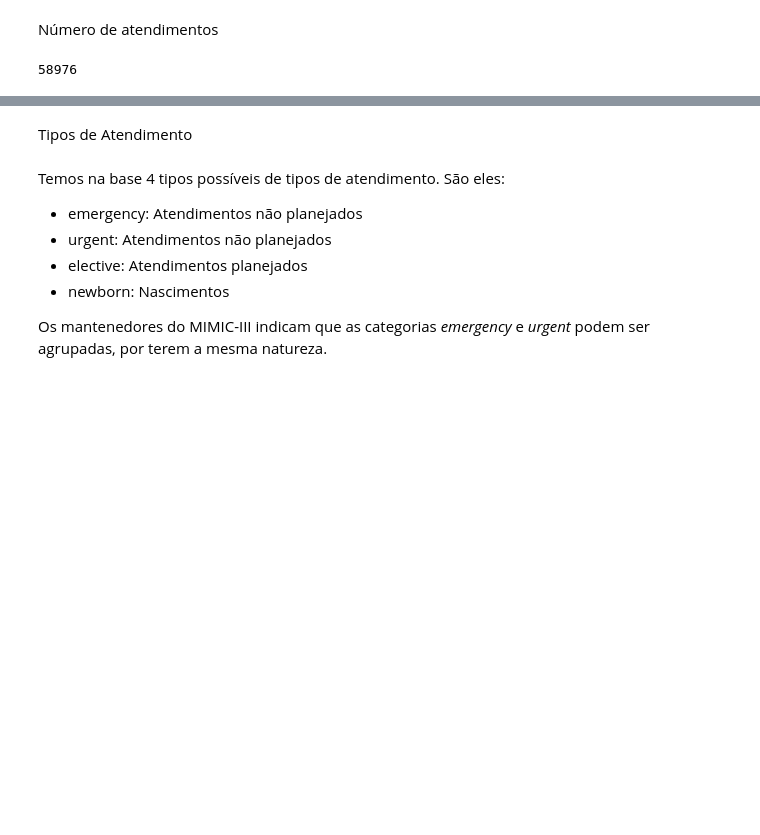
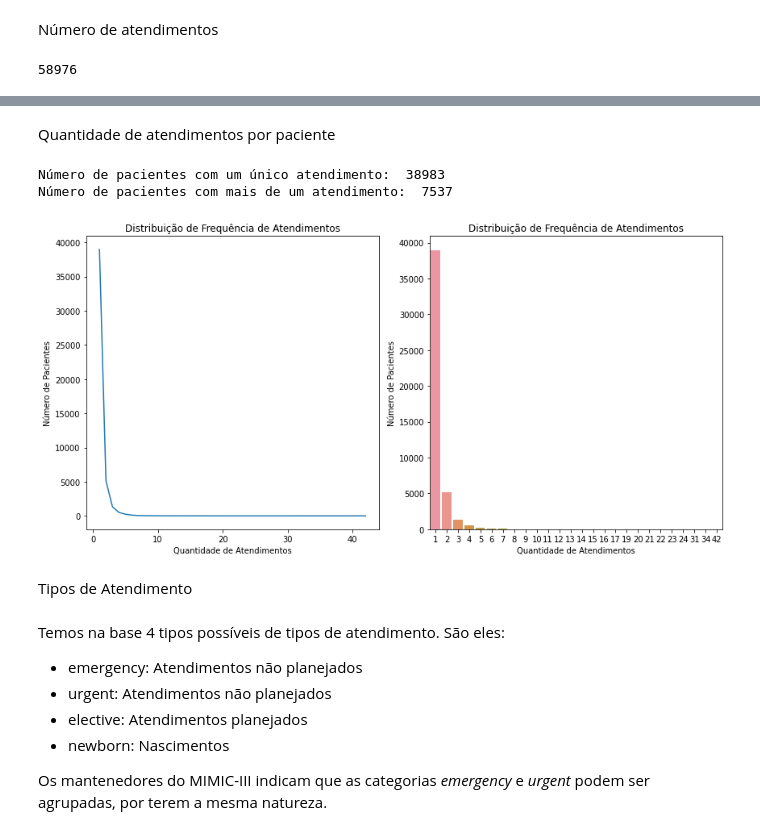
Before and after one commit to camila-cg/mimic-3, a Jupyter notebook: análise-exploratória.ipynb, the cells around one changed output, grey strips where cells are left out. Drawn from its saved outputs; the diff is of its cells as text; code cells hidden in the pictures; blank space fills up the shorter version.

Commit message:
v8 - qtde atendimentos por paciente

```diff
--- a/análise-exploratória.ipynb
+++ b/análise-exploratória.ipynb
@@ -125,3 +105,21 @@ admissions_df.head()
+# %% [markdown]
+Quantidade de atendimentos por paciente
+# %%
+qtde_adm_patients = pd.read_csv('C:\csvMimic\\atendimentos-por-qtde-pacientes.csv')
+print("Número de pacientes com um único atendimento: ", qtde_adm_patients.cont[0])
+print("Número de pacientes com mais de um atendimento: ", qtde_adm_patients.cont.sum() - qtde_adm_patients.cont[0])
+# %% [output]
+Número de pacientes com um único atendimento:  38983
+Número de pacientes com mais de um atendimento:  7537
+# %%
+f, axs = plt.subplots(1, 2, figsize=(12, 6)) #gridspec_kw=dict(width_ratios=[4, 3])
+sns.lineplot(data=qtde_adm_patients,  x='qtd_adm', y='cont', ax=axs[0])
+sns.barplot(data=qtde_adm_patients,  x='qtd_adm', y='cont', ax=axs[1])
+axs[0].set(title ="Distribuição de Frequência de Atendimentos", xlabel='Quantidade de Atendimentos', ylabel = 'Número de Pacientes')
+axs[1].set(title ="Distribuição de Frequência de Atendimentos", xlabel='Quantidade de Atendimentos', ylabel = 'Número de Pacientes')
+f.tight_layout()
+# %% [output]
+[figure, added]
 # %% [markdown]
 Tipos de Atendimento
 # %% [markdown]
```
Also changed, not shown: parts of 3 cells of this notebook.
